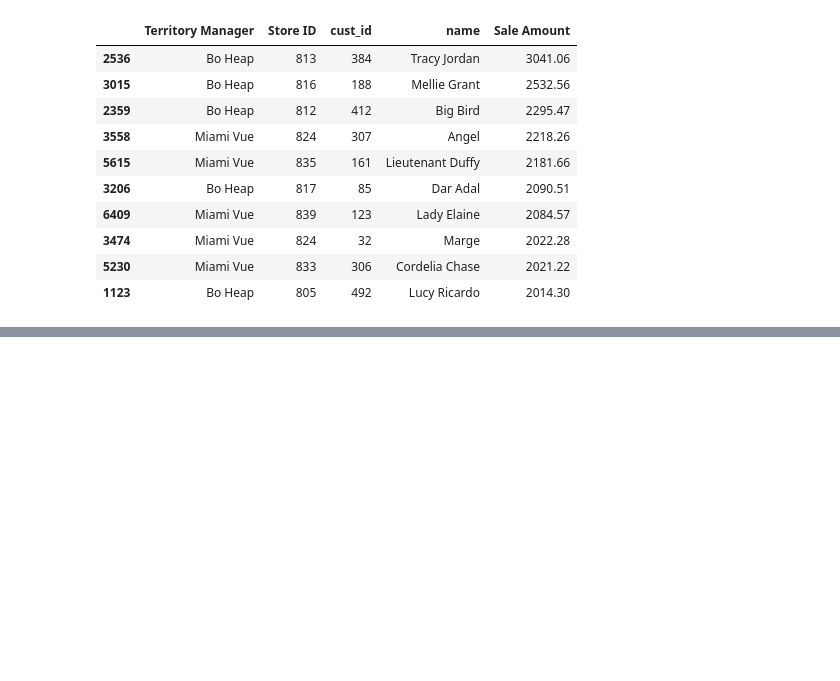
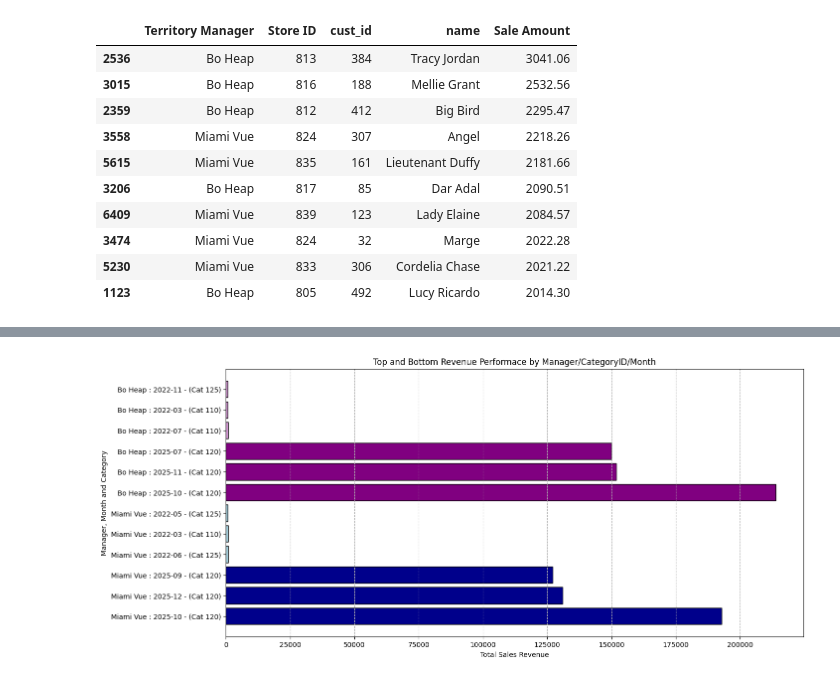
Before and after one commit to Tltj15/Capstone_2, a Jupyter notebook: arista_sales_analysis.ipynb, the cells around one changed output, grey strips where cells are left out. Cells and saved outputs as stored; diff of their text form; code cells hidden in the pictures; blank space fills up the shorter version.

```diff
--- a/arista_sales_analysis.ipynb
+++ b/arista_sales_analysis.ipynb
@@ -298,0 +424,14 @@ print(bo_top.head(5))
+# %%
+#top/low revenue category id by manager miami
+miami = revenue[revenue['Territory Manager'] == 'Miami Vue']
+miami_top = miami.sort_values(by='Sale Amount', ascending=False).head(3)
+miami_low = miami.sort_values(by='Sale Amount', ascending=False).tail(3)
+print(miami_top, 'Miami top revenue')
+print(miami_low, 'Miami lowest revenue')
+print()
+#bo heap top revenue/low
+bo = revenue[revenue['Territory Manager'] == 'Bo Heap']
+bo_top = bo.sort_values(by='Sale Amount', ascending=False).head(3)
+bo_low = bo.sort_values(by='Sale Amount', ascending=False).tail(3)
+print(bo_top, 'Bo top revenue')
+print(bo_low, 'Bo lowest revenue')
@@ -298,0 +456,20 @@ print(bo_top.head(5))
+# %%
+#chart for revenue
+chart_3 = pd.concat([miami_top, miami_low, bo_top, bo_low])
+chart_3['color'] = ['darkblue', 'darkblue', 'darkblue', 'lightblue', 'lightblue', 'lightblue', 'purple', 'purple', 'purple', 'plum', 'plum', 'plum']
+# create a label ,combined string and integer
+chart_3['Label'] = chart_3['Territory Manager'] + ' : ' + chart_3['Year-Month'] + ' - (Cat ' + chart_3['CategoryID'].astype(str) + ')'
+
+#width/height of graph
+plt.figure(figsize=(15,7))
+#used barh horizontal graph bar
+plt.barh(chart_3['Label'], chart_3['Sale Amount'], color=chart_3['color'], edgecolor='black')
+#plt.bar(chart_3['Label'], chart_3['Sale Amount'], color=chart_3['color'], edgecolor='black')
+plt.xlabel('Total Sales Revenue')
+plt.ylabel('Manager, Month and Category')
+plt.title('Top and Bottom Revenue Performace by Manager/CategoryID/Month')
+#add grid line easier to follow graph sale revenue
+plt.grid(axis='x', linestyle='--')
+plt.show()
+# %% [output]
+[figure, added]
```
Also changed, not shown: parts of 34 cells of this notebook.
